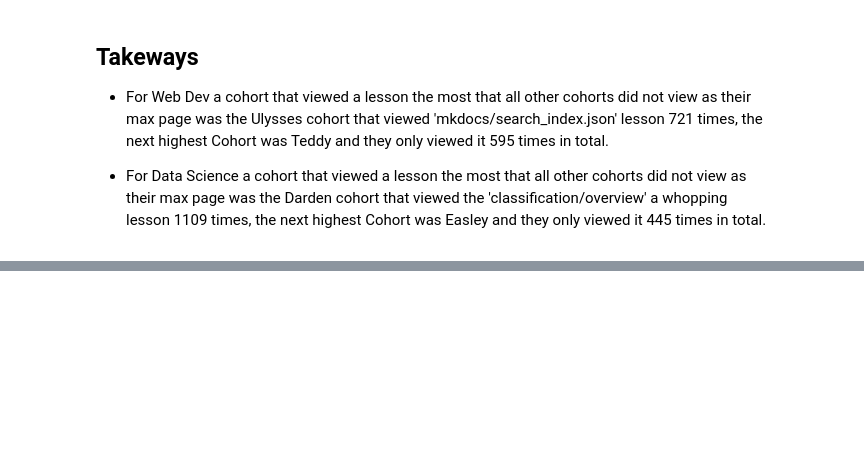
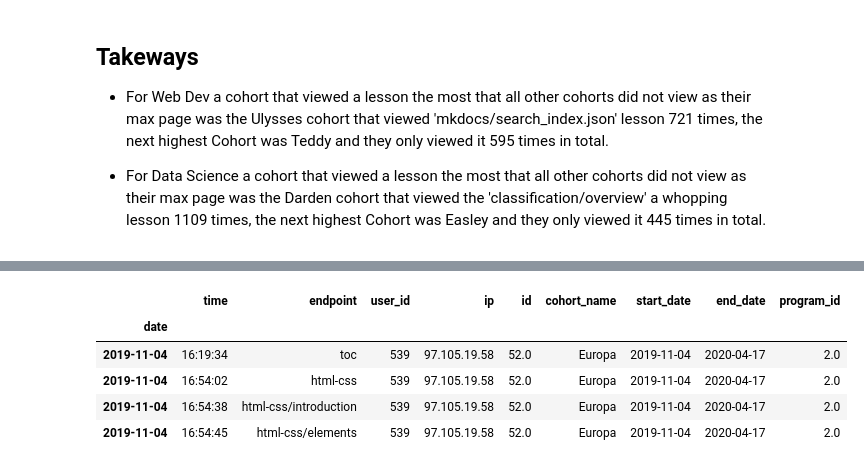
Before and after one commit to VincentBanuelos/anomaly-detection-project, a Jupyter notebook: ad-work.ipynb, the cells around one changed output, grey strips where cells are left out. Saved outputs shown, nothing was run; the diff lists cells and outputs as text; code cells hidden in the pictures; blank space fills up the shorter version.

```diff
--- a/ad-work.ipynb
+++ b/ad-work.ipynb
@@ -286,0 +315,9 @@ active_df
+# %%
+active_df[active_df.user_id == 539]
+# %% [output]
+|  | time | endpoint | user_id | ip | id | cohort_name | start_date | end_date | program_id |
+| date |  |  |  |  |  |  |  |  |  |
+| 2019-11-04 | 16:19:34 | toc | 539 | 97.105.19.58 | 52.0 | Europa | 2019-11-04 | 2020-04-17 | 2.0 |
+| 2019-11-04 | 16:54:02 | html-css | 539 | 97.105.19.58 | 52.0 | Europa | 2019-11-04 | 2020-04-17 | 2.0 |
+| 2019-11-04 | 16:54:38 | html-css/introduction | 539 | 97.105.19.58 | 52.0 | Europa | 2019-11-04 | 2020-04-17 | 2.0 |
+| 2019-11-04 | 16:54:45 | html-css/elements | 539 | 97.105.19.58 | 52.0 | Europa | 2019-11-04 | 2020-04-17 | 2.0 |
```
Also changed, not shown: parts of 19 cells of this notebook.
